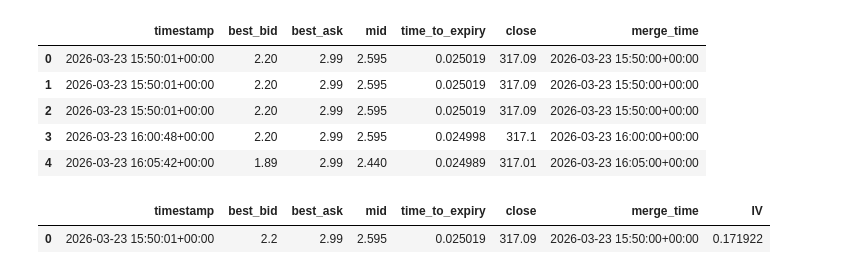
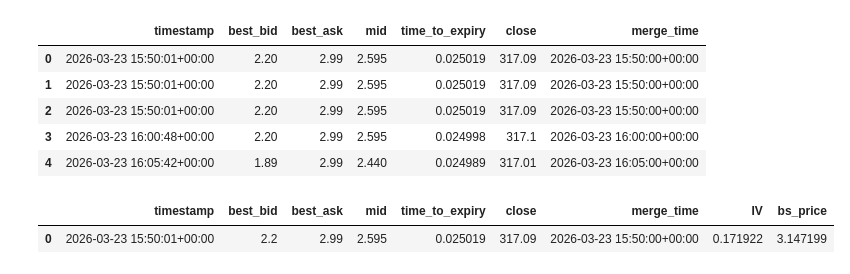
Before and after one commit to SigmaFlowX/Sber-Moex-Options, a Jupyter notebook: notebooks/iv_history.ipynb, the cells around one changed output. Saved outputs shown, nothing was run; the diff lists cells and outputs as text; code cells hidden in the pictures.

```diff
--- a/notebooks/iv_history.ipynb
+++ b/notebooks/iv_history.ipynb
@@ -84,7 +84,7 @@ merged_df = pd.merge_asof(
     right_on = "merge_time"
 )
 
-merged_df.dropna(inplace=True)
+#merged_df.dropna(inplace=True)
 merged_df.head()
 # %% [output]
 |  | timestamp | best_bid | best_ask | mid | time_to_expiry | close | merge_time |
@@ -94,30 +94,45 @@ merged_df.head()
 | 3 | 2026-03-23 16:00:48+00:00 | 2.20 | 2.99 | 2.595 | 0.024998 | 317.1 | 2026-03-23 16:00:00+00:00 |
 | 4 | 2026-03-23 16:05:42+00:00 | 1.89 | 2.99 | 2.440 | 0.024989 | 317.01 | 2026-03-23 16:05:00+00:00 |
 # %%
-from utils.iv_solver import iv_newton
+from utils.iv_solver import iv_newton, price
+def price_bs(row):
+    try:
+        return price(
+            row.close,
+            strike,
+            0.13,
+            0.2,
+            row.time_to_expiry,
+            "CALL"
+        )
+    except Exception as e:
+        print(e)
+        return None
+
 
 def exception_iv(row):
     try:
         return iv_newton(
             row.close,
             strike,
             0.13,
             row.time_to_expiry,
             row.mid,
             "CALL",
             0.0001 ,
             100
         )
     except ValueError as e:
         print(e)
         return None
 
 
 merged_df['IV'] = merged_df.apply(lambda row: exception_iv(row), axis=1)
+merged_df['bs_price'] = merged_df.apply(lambda row: price_bs(row), axis=1)
 merged_df.head(1)
 # %% [output]
-|  | timestamp | best_bid | best_ask | mid | time_to_expiry | close | merge_time | IV |
-| 0 | 2026-03-23 15:50:01+00:00 | 2.2 | 2.99 | 2.595 | 0.025019 | 317.09 | 2026-03-23 15:50:00+00:00 | 0.171922 |
+|  | timestamp | best_bid | best_ask | mid | time_to_expiry | close | merge_time | IV | bs_price |
+| 0 | 2026-03-23 15:50:01+00:00 | 2.2 | 2.99 | 2.595 | 0.025019 | 317.09 | 2026-03-23 15:50:00+00:00 | 0.171922 | 3.147199 |
 # %%
 from matplotlib import pyplot as plt
 
```
Also changed, not shown: parts of 2 cells of this notebook.
